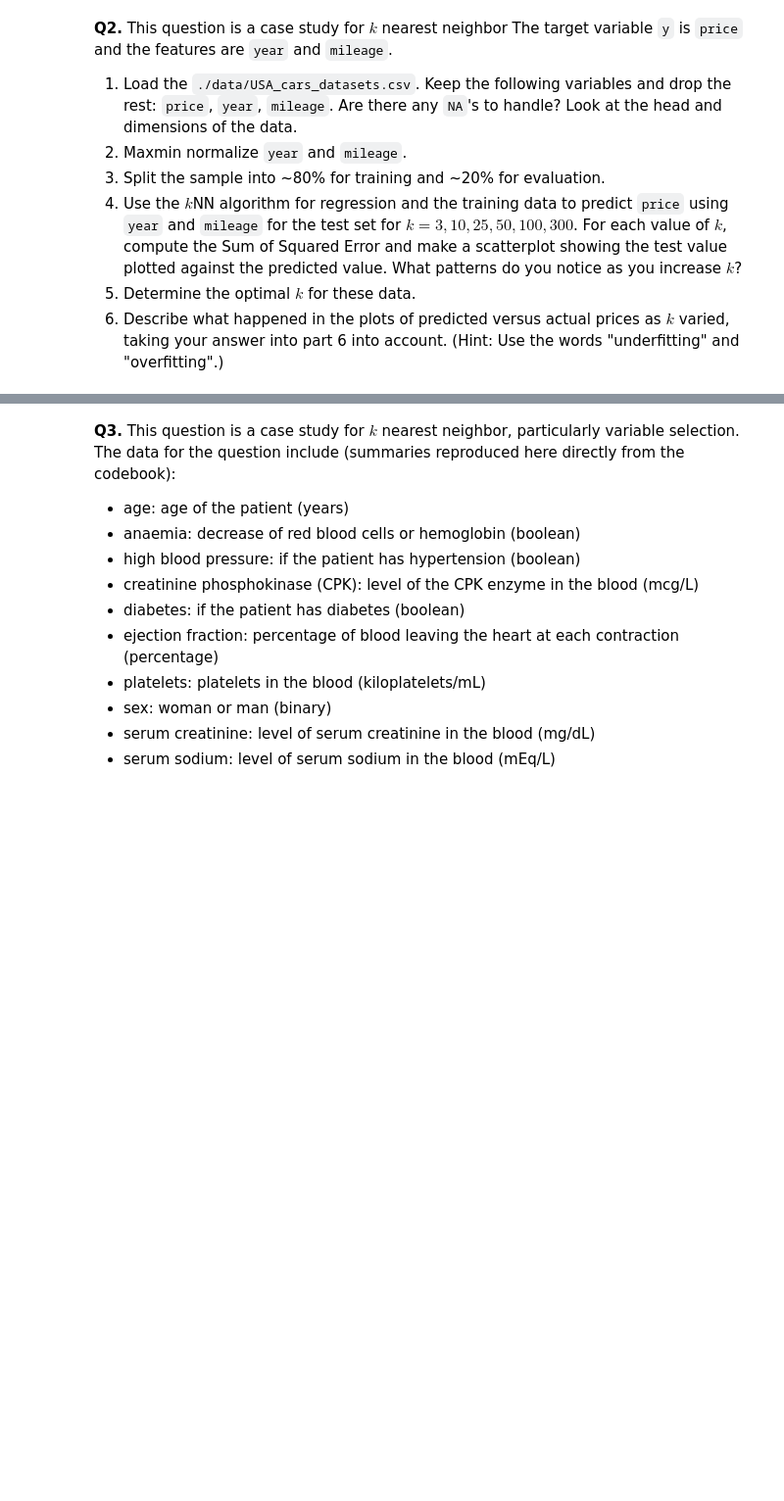
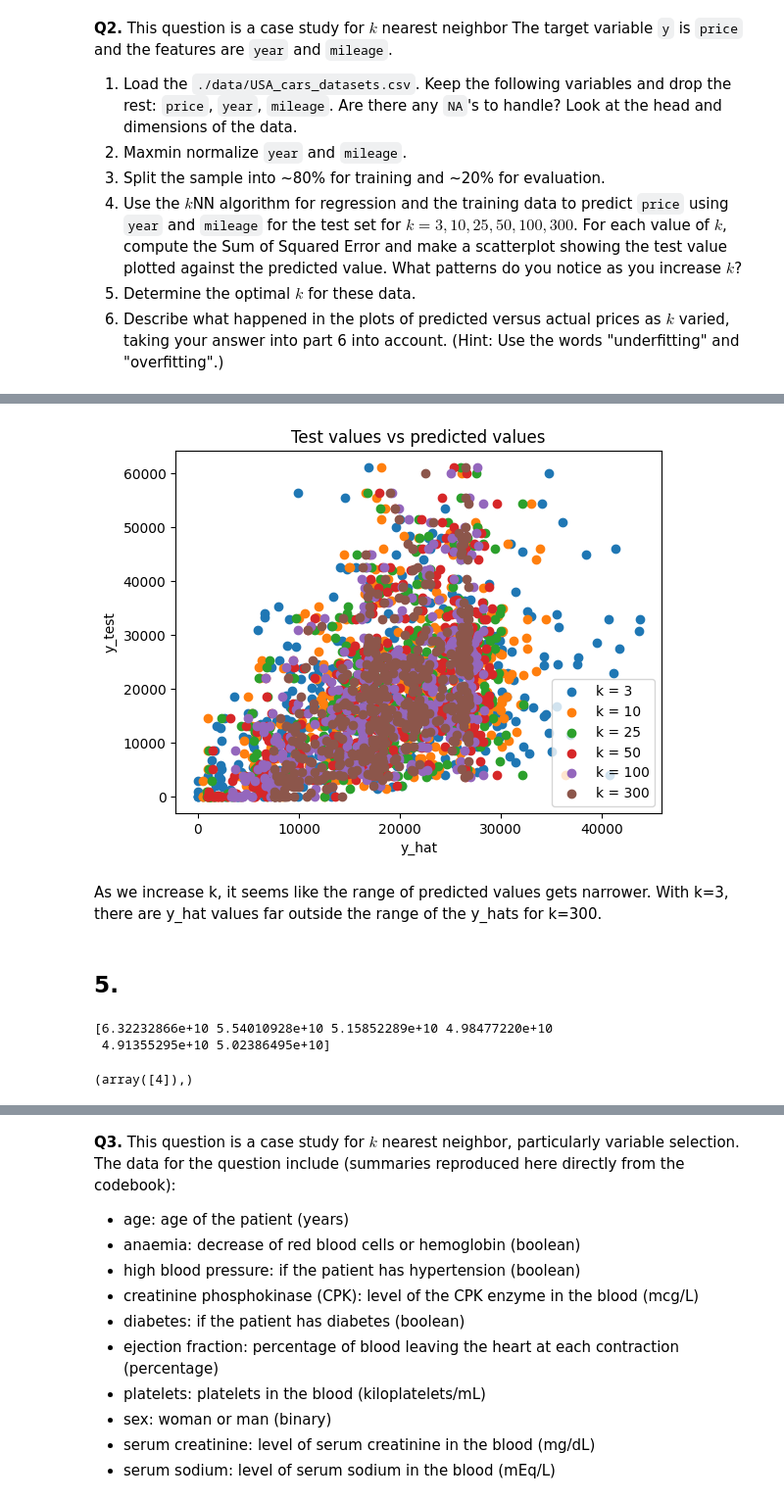
Before and after one commit to NathanGeng/assignment3, a Jupyter notebook: assignment_knn_and_kmc.ipynb, the cells around one changed output, grey strips where cells are left out. Shown: that part at 98% size. Cells and saved outputs as stored; diff of their text form; code cells hidden in the pictures; blank space fills up the shorter version.

```diff
--- a/assignment_knn_and_kmc.ipynb
+++ b/assignment_knn_and_kmc.ipynb
@@ -165,0 +358,43 @@ pd.crosstab(y_M, y_hat_M)
+# %%
+# Can also put all plots together to more easily compare without rescaling the above plots:
+
+# do this by showing plot after loop rather than having plt.show() within the loop
+from sklearn.neighbors import KNeighborsRegressor
+
+k_vals = [3,10,25,50,100,300]
+y_hats = []
+SSE = np.zeros(len(k_vals))
+count = 0 # to use as index for SSE[]; will increase by 1 at end of each iteration of loop
+
+# loop through k values and append each array of predictions to a list, add SSE to array, and make a plot
+for k in k_vals:
+  model = KNeighborsRegressor(n_neighbors=k)
+  regressor_model = model.fit(X_train,y_train)
+  y_hat = regressor_model.predict(X_test)
+  y_hats.append(y_hat)
+  SSE[count] = np.sum( (y_test-y_hat)**2 )
+  count += 1
+
+  # make plot:
+  plt.scatter(y_hat,y_test,label=f"k = {k}")
+  plt.xlabel("y_hat")
+  plt.ylabel("y_test")
+  plt.legend(loc='lower right')
+  plt.title('Test values vs predicted values')
+
+plt.show()
+# %% [output]
+[figure, added]
+# %% [markdown]
+As we increase k, it seems like the range of predicted values gets narrower. With k=3, there are y_hat values far outside the range of the y_hats for k=300.
+# %% [markdown]
+## 5.
+# %%
+print(SSE)
+SSE_min = np.min(SSE)
+min_index = np.where(SSE == SSE_min)
+min_index
+# %% [output]
+[6.32232866e+10 5.54010928e+10 5.15852289e+10 4.98477220e+10
+ 4.91355295e+10 5.02386495e+10]
+(array([4]),)
```
Also changed, not shown: parts of 58 cells of this notebook.
